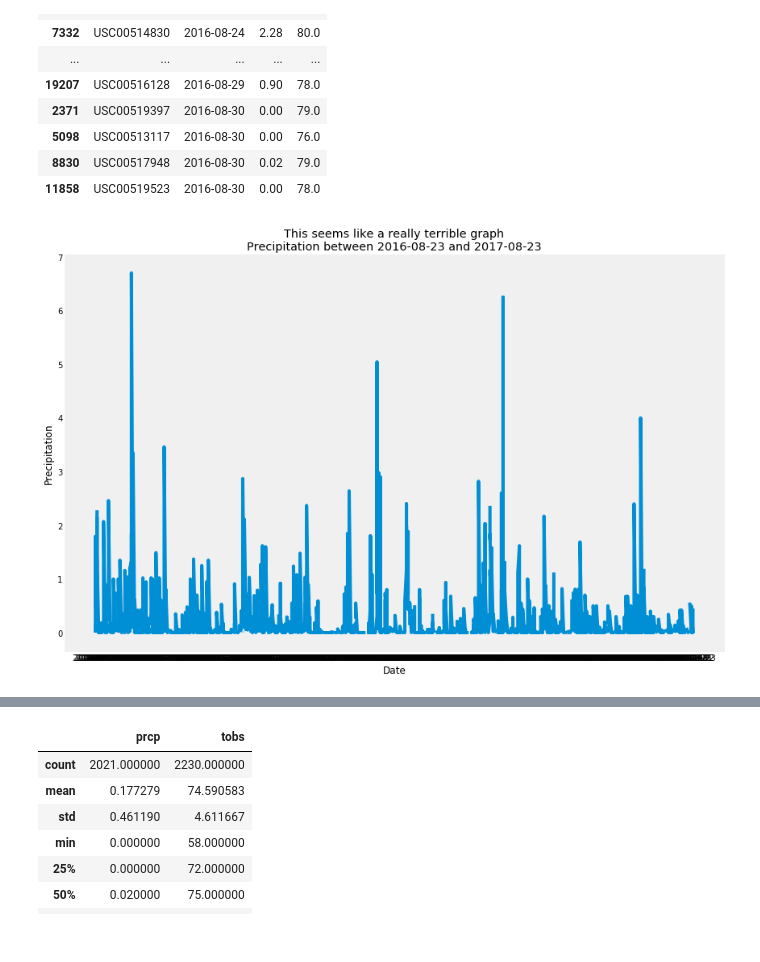
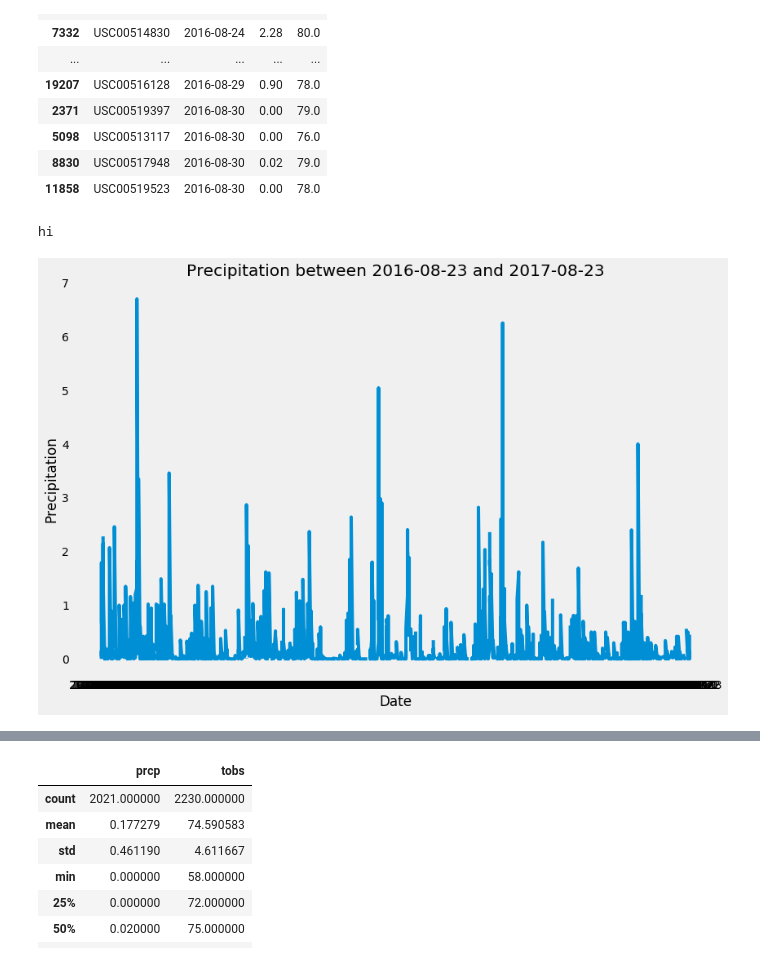
Before and after one commit to tsakurai42/data-analytics-homework, a Jupyter notebook: Assignment-10-SQLAlchemy/climate_starter.ipynb, the cells around one changed output, grey strips where cells are left out. Cells and saved outputs as stored; diff of their text form; code cells hidden in the pictures.

```diff
--- a/Assignment-10-SQLAlchemy/climate_starter.ipynb
+++ b/Assignment-10-SQLAlchemy/climate_starter.ipynb
@@ -43,7 +43,7 @@ from dateutil.relativedelta import relativedelta
 
 lastdate = session.query(Measurement).order_by(Measurement.date.desc()).first().date
 #print(lastdate)
-one_year_ago_date = (datetime.strptime(lastdate,'%Y-%m-%d') - relativedelta(years=1)).strftime("%Y-%m-%d")
+one_year_ago_date = (dt.datetime.strptime(lastdate,'%Y-%m-%d') - relativedelta(years=1)).strftime("%Y-%m-%d")
 #print(one_year_ago_date)
 
 all_data_df = pd.read_sql(session.query(Measurement).statement,engine,index_col='id')
@@ -52,6 +52,10 @@ past_year_data = (session.query(Measurement)
                   .filter(Measurement.date >= one_year_ago_date)
                   .filter(Measurement.date <= lastdate)
                   .order_by(Measurement.date))
+
+# the readme.md asks for just the date and prcp, so to do that i'd replace session.query(Measurement) with
+# session.query(Meaurement.station, Measurement.prcp)
+
 past_year_data_df = pd.read_sql(past_year_data.statement,engine,index_col='id')
 past_year_data_df.head(50)
 # %% [output]
@@ -73,17 +77,23 @@ past_year_data_df.head(50)
 | 5098 | USC00513117 | 2016-08-30 | 0.00 | 76.0 |
 | 8830 | USC00517948 | 2016-08-30 | 0.02 | 79.0 |
 | 11858 | USC00519523 | 2016-08-30 | 0.00 | 78.0 |
+# %%
+now = datetime.now()
+if lastdate < now.strftime("%Y-%m-%d"):
+    print('hi')
+# %% [output]
+hi
 # %%
 plt.figure(figsize=(12,8))
 plt.plot(past_year_data_df.date,past_year_data_df.prcp)
 plt.grid(b=None)
-plt.title(f"This seems like a really terrible graph\nPrecipitation between {one_year_ago_date} and {lastdate}")
+plt.title(f"Precipitation between {one_year_ago_date} and {lastdate}")
 plt.ylabel("Precipitation")
 plt.xlabel("Date")
 plt.tight_layout()
 plt.show()
 # %% [output]
-[figure, old version]
+[figure, new version]
 # %%
 # Design a query to retrieve the last 12 months of precipitation data and plot the results
 
```
Also changed, not shown: parts of 11 cells of this notebook, 1 other file.
